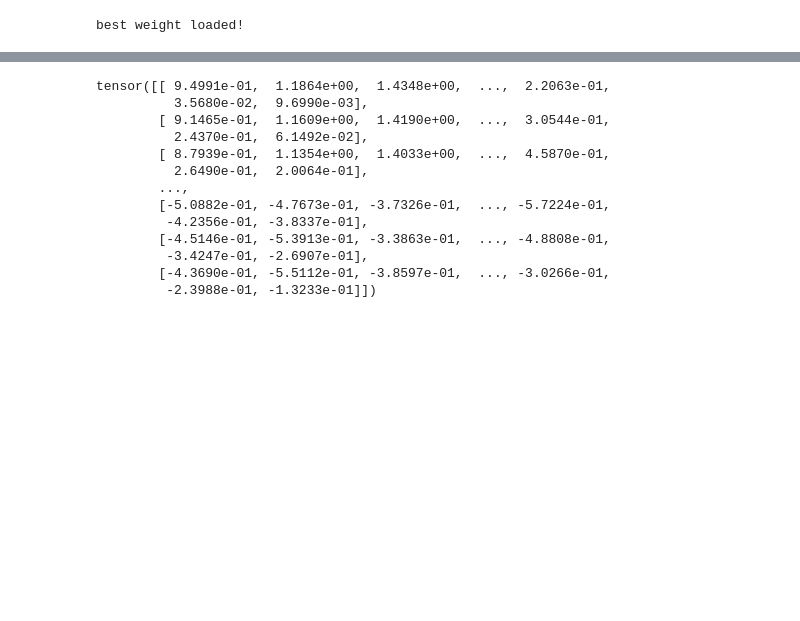
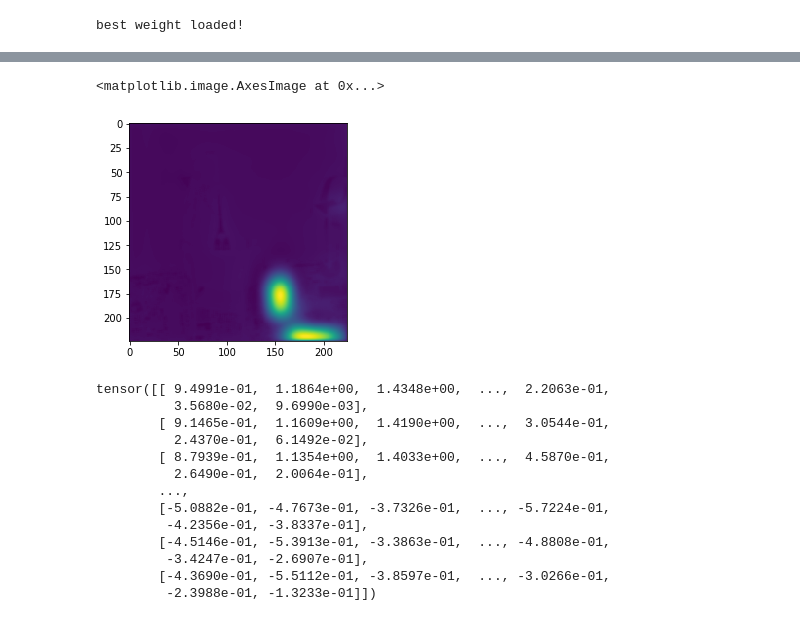
Before and after one commit to TMYuan/UnifiedNet, a Jupyter notebook: Test.ipynb, the cells around one changed output, grey strips where cells are left out. Cells and saved outputs as stored; diff of their text form; code cells hidden in the pictures; blank space fills up the shorter version.

```diff
--- a/Test.ipynb
+++ b/Test.ipynb
@@ -94,8 +94,9 @@ def flowshow(flow):
     """
     flow = flow.numpy().transpose((1, 2, 0))
     # Reverse normalize
-    flow[..., 0] = flow[..., 0] * flow.shape[1]
-    flow[..., 1] = flow[..., 1] * flow.shape[0]
+    flow[..., 0] = flow[..., 0] * 20
+    flow[..., 1] = flow[..., 1] * 20
+    flow = np.clip(flow, -224, 224)
 
     rgb = flow2RGB(flow)
     return rgb
@@ -138,13 +139,13 @@ model = {
     'encoder' : encoder(vae = False),
     'decoder' : decoder()
 }
-model['encoder'].load_state_dict(torch.load('saved/0801_second/weight_encoder.pt'))
-model['decoder'].load_state_dict(torch.load('saved/0801_second/weight_decoder.pt'))
+model['encoder'].load_state_dict(torch.load('saved/0805/weight_encoder.pt'))
+model['decoder'].load_state_dict(torch.load('saved/0805/weight_decoder.pt'))
 print('best weight loaded!')
 # %% [output]
 best weight loaded!
 # %%
-SAVE_PATH = 'saved/0801_second/results'
+SAVE_PATH = 'saved/0805/results'
 if not os.path.exists(SAVE_PATH):
     os.makedirs(SAVE_PATH)
 for i in range(15):
@@ -177,3 +182,17 @@ torch.Size([1, 2, 224, 224])
+# %%
+# print(flow_recon.shape)
+# plt.imshow(flowshow(flow_recon.squeeze()))
+with torch.no_grad():
+    img, flow = img.unsqueeze(0), flow.unsqueeze(0)
+    model['encoder'].eval()
+    model['decoder'].eval()
+    z = model['encoder'](flow, img)
+    flow_recon = model['decoder'](z, img)
+flow_recon = flow_recon.squeeze()
+plt.imshow(flow_recon[1, ...])
+# %% [output]
+<matplotlib.image.AxesImage at 0x...>
+[figure, added]
 # %%
 flow_recon[0, 1, ...]
 # %% [output]
```
Also changed, not shown: parts of 9 cells of this notebook, 7 other files.
